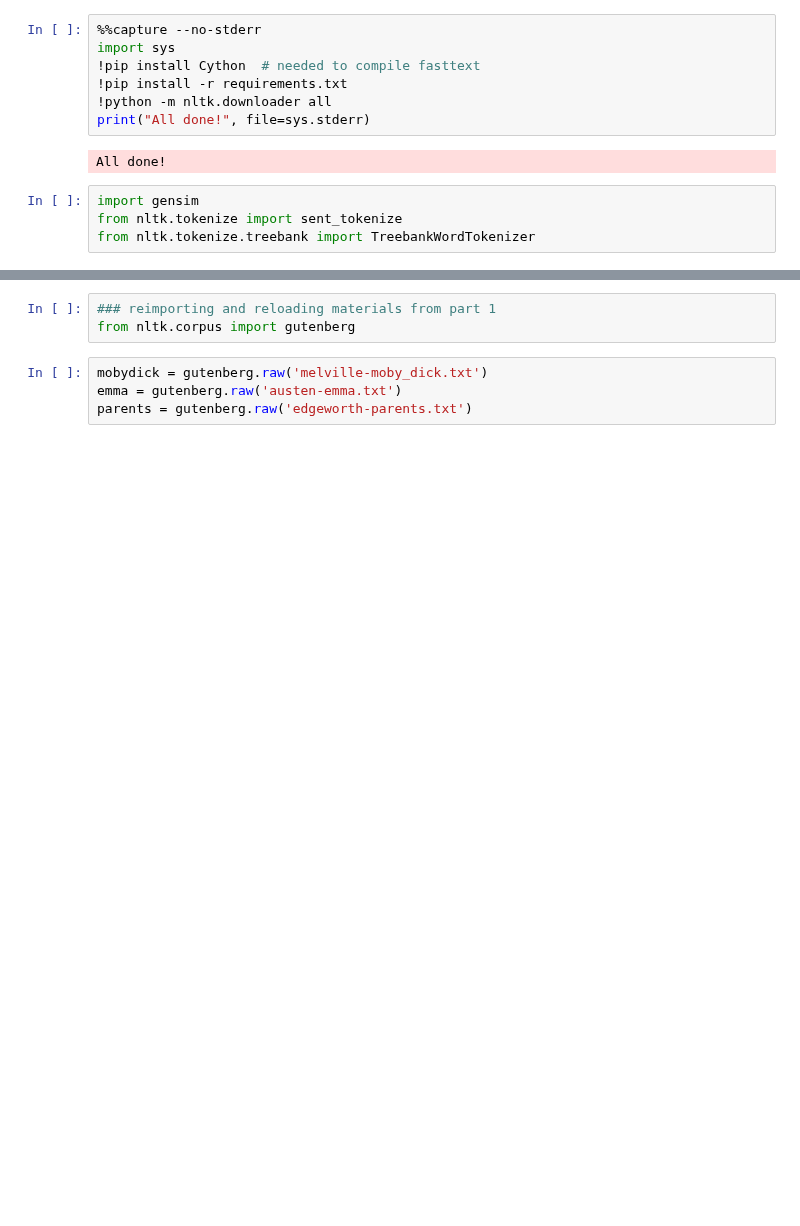
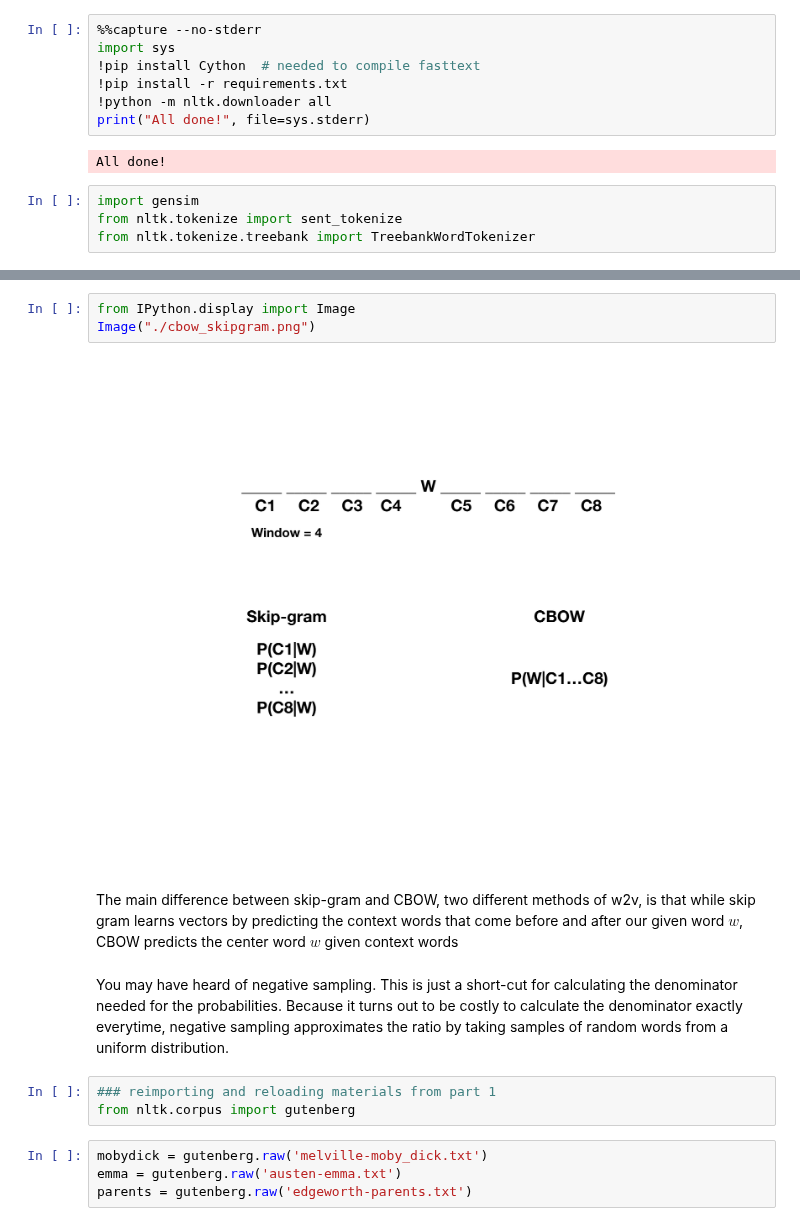
Before and after one commit to sul-cidr/dh2018-word-vector-workshops, a Jupyter notebook: part2.ipynb, the cells around one changed output, grey strips where cells are left out. Saved outputs shown, nothing was run; the diff lists cells and outputs as text; blank space fills up the shorter version.

```diff
--- a/part2.ipynb
+++ b/part2.ipynb
@@ -32,3 +48,12 @@ from nltk.tokenize.treebank import TreebankWordTokenizer
+# %%
+from IPython.display import Image
+Image("./cbow_skipgram.png")
+# %% [output]
+[figure, added]
+# %% [markdown]
+The main difference between skip-gram and CBOW, two different methods of w2v, is that while skip gram learns vectors by predicting the context words that come before and after our given word $w$, CBOW predicts the center word $w$ given context words
+# %% [markdown]
+You may have heard of negative sampling. This is just a short-cut for calculating the denominator needed for the probabilities. Because it turns out to be costly to calculate the denominator exactly everytime, negative sampling approximates the ratio by taking samples of random words from a uniform distribution.
 # %%
 ### reimporting and reloading materials from part 1
 from nltk.corpus import gutenberg
```
Also changed, not shown: parts of 11 cells of this notebook, 2 other files.
